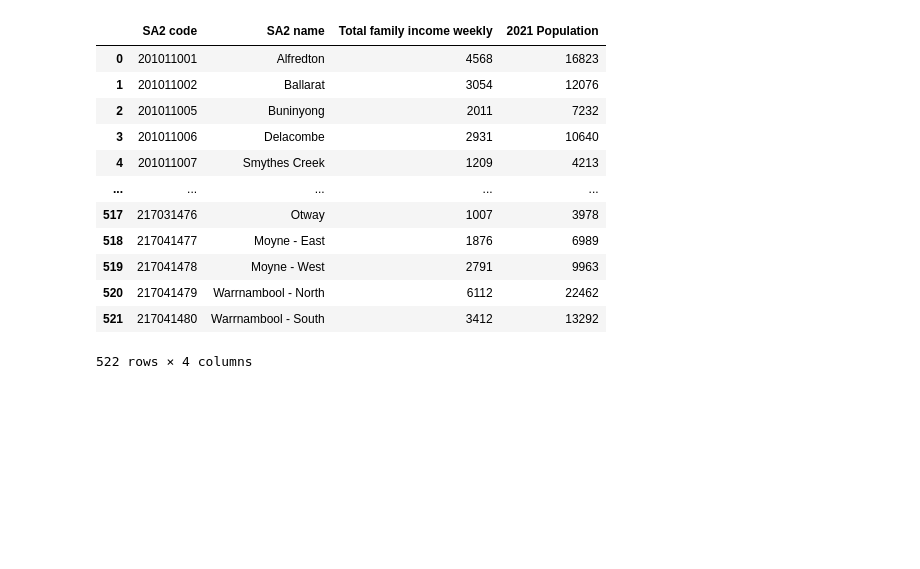
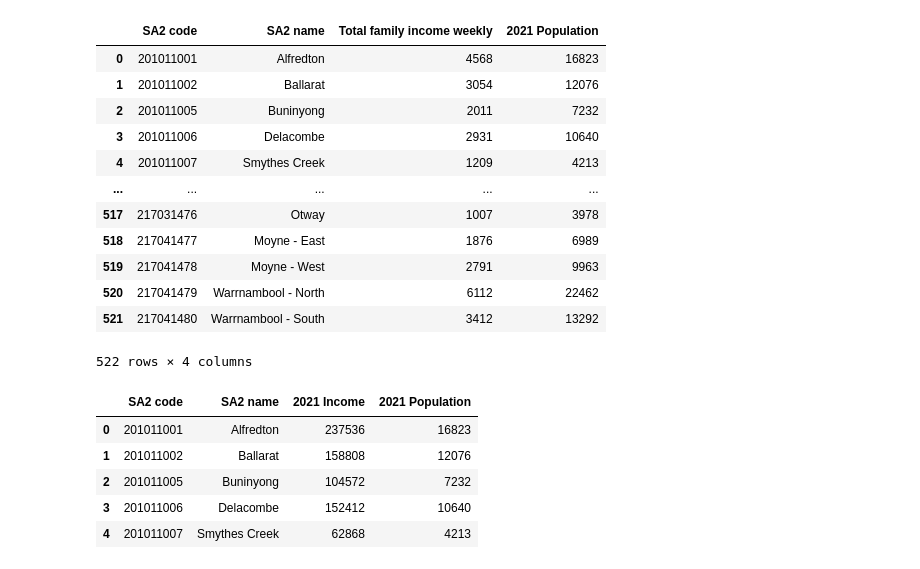
Before and after one commit to MAST30034-Applied-Data-Science/generic-real-estate-consulting-project-group-60, a Jupyter notebook: notebooks/Data_merge.ipynb, the cells around one changed output. Cells and saved outputs as stored; diff of their text form; code cells hidden in the pictures; blank space fills up the shorter version.

```diff
--- a/notebooks/Data_merge.ipynb
+++ b/notebooks/Data_merge.ipynb
@@ -156,7 +156,7 @@ population_2021
 522 rows × 2 columns
 # %%
 inc_pop_merge = pd.merge(income_merge, population_2021 ,how = 'inner', left_on='SA2 code',right_on ='SA2 code')
-inc_pop_merge = inc_pop_merge.drop(['2021 Population_y'], axis=1)
+#inc_pop_merge = inc_pop_merge.drop(['2021 Population_y'], axis=1)
 inc_pop_merge = inc_pop_merge.rename(columns={'2021 Population_x':'2021 Population'})
 inc_pop_merge
 # %% [output]
@@ -173,3 +173,14 @@ inc_pop_merge
 | 520 | 217041479 | Warrnambool - North | 6112 | 22462 |
 | 521 | 217041480 | Warrnambool - South | 3412 | 13292 |
 522 rows × 4 columns
+# %%
+inc_pop_merge=inc_pop_merge.rename(columns={'Total family income weekly':'2021 Income'})
+inc_pop_merge['2021 Income']=inc_pop_merge['2021 Income']*52
+inc_pop_merge.head()
+# %% [output]
+|  | SA2 code | SA2 name | 2021 Income | 2021 Population |
+| 0 | 201011001 | Alfredton | 237536 | 16823 |
+| 1 | 201011002 | Ballarat | 158808 | 12076 |
+| 2 | 201011005 | Buninyong | 104572 | 7232 |
+| 3 | 201011006 | Delacombe | 152412 | 10640 |
+| 4 | 201011007 | Smythes Creek | 62868 | 4213 |
```
Also changed, not shown: 3 other files.
